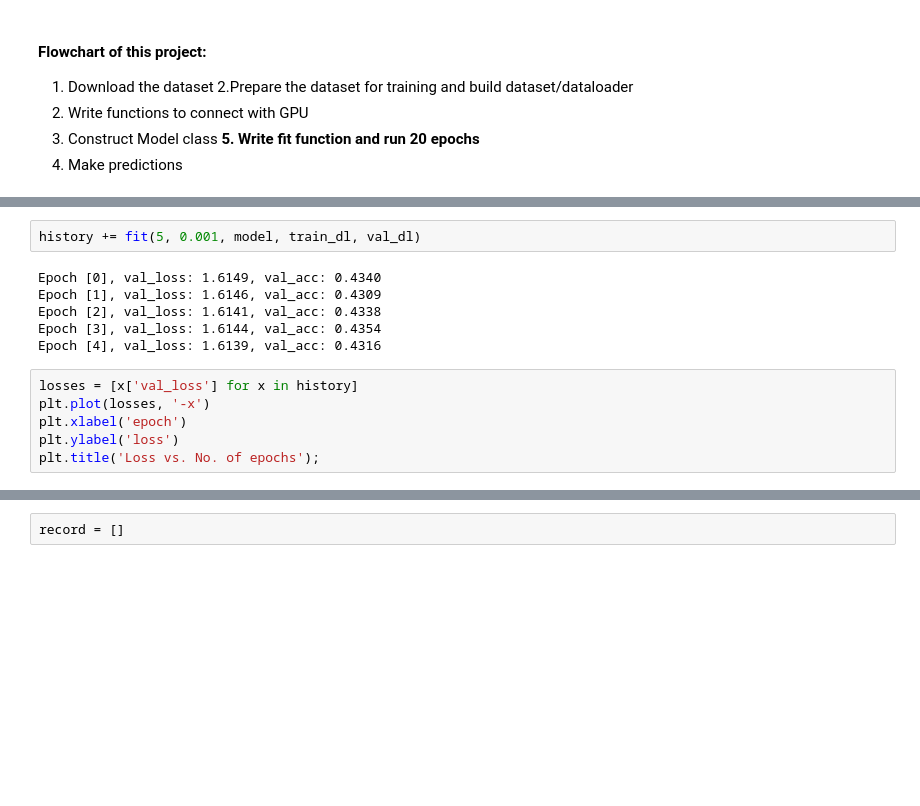
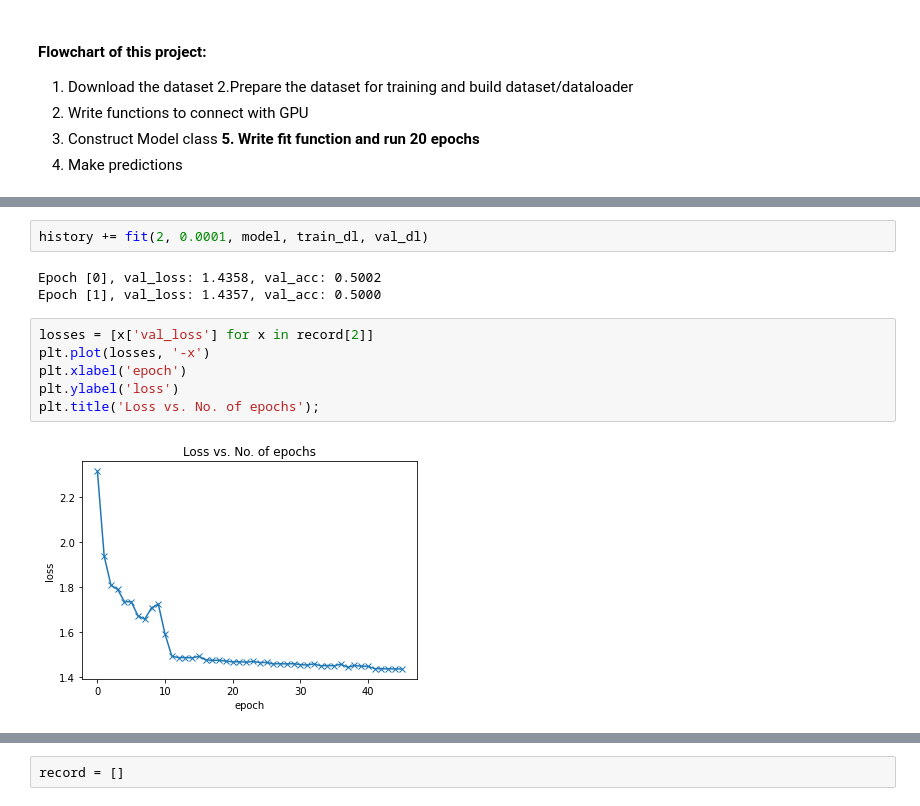
Before and after one commit to wjshku/ML-Pytorch, a Jupyter notebook: Lesson3/pytorch_lesson3_exercise.ipynb, the cells around one changed output, grey strips where cells are left out. Drawn from its saved outputs; the diff is of its cells as text; blank space fills up the shorter version.

```diff
--- a/Lesson3/pytorch_lesson3_exercise.ipynb
+++ b/Lesson3/pytorch_lesson3_exercise.ipynb
@@ -261,15 +276,14 @@ Epoch [4], val_loss: 1.5212, val_acc: 0.4660
 # %%
-history += fit(5, 0.001, model, train_dl, val_dl)
+history += fit(2, 0.0001, model, train_dl, val_dl)
 # %% [output]
-Epoch [0], val_loss: 1.6149, val_acc: 0.4340
-Epoch [1], val_loss: 1.6146, val_acc: 0.4309
-Epoch [2], val_loss: 1.6141, val_acc: 0.4338
-Epoch [3], val_loss: 1.6144, val_acc: 0.4354
-Epoch [4], val_loss: 1.6139, val_acc: 0.4316
+Epoch [0], val_loss: 1.4358, val_acc: 0.5002
+Epoch [1], val_loss: 1.4357, val_acc: 0.5000
 # %%
-losses = [x['val_loss'] for x in history]
+losses = [x['val_loss'] for x in record[2]]
 plt.plot(losses, '-x')
 plt.xlabel('epoch')
 plt.ylabel('loss')
 plt.title('Loss vs. No. of epochs');
+# %% [output]
+[figure, added]
 # %%
```
Also changed, not shown: parts of 16 cells of this notebook.
